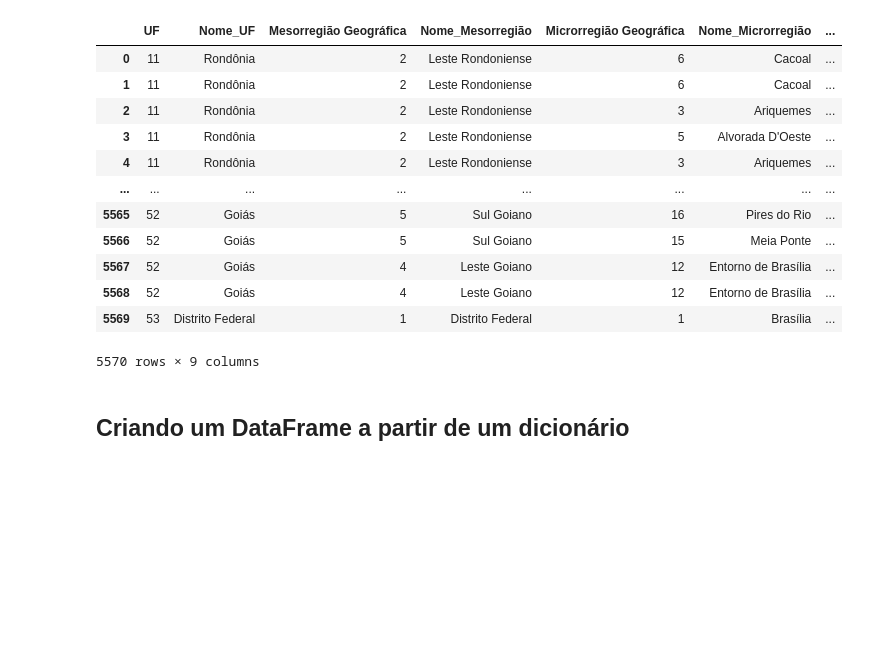
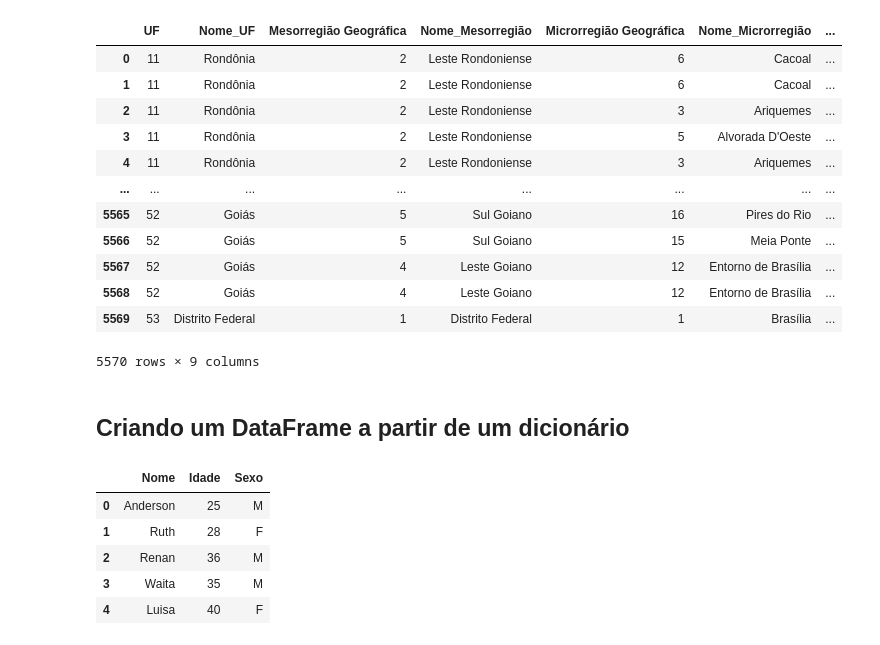
Before and after one commit to PadawanXXVI/python_senac, a Jupyter notebook: pandas/aula8nov/aula08.ipynb, the cells around one changed output. Cells and saved outputs as stored; diff of their text form; code cells hidden in the pictures; blank space fills up the shorter version.

```diff
--- a/pandas/aula8nov/aula08.ipynb
+++ b/pandas/aula8nov/aula08.ipynb
@@ -83,8 +83,17 @@ display(dados3)
 # %%
 banco = {
     'Nome': ['Anderson', 'Ruth', 'Renan', 'Waita', 'Luisa'],
     'Idade': [25, 28, 36, 35, 40],
     'Sexo': ['M', 'F', 'M', 'M', 'F']
 }
 
-df.pd_DataFrame(banco)
+df = pd.DataFrame(banco)
+
+display(df)
+# %% [output]
+|  | Nome | Idade | Sexo |
+| 0 | Anderson | 25 | M |
+| 1 | Ruth | 28 | F |
+| 2 | Renan | 36 | M |
+| 3 | Waita | 35 | M |
+| 4 | Luisa | 40 | F |
```
